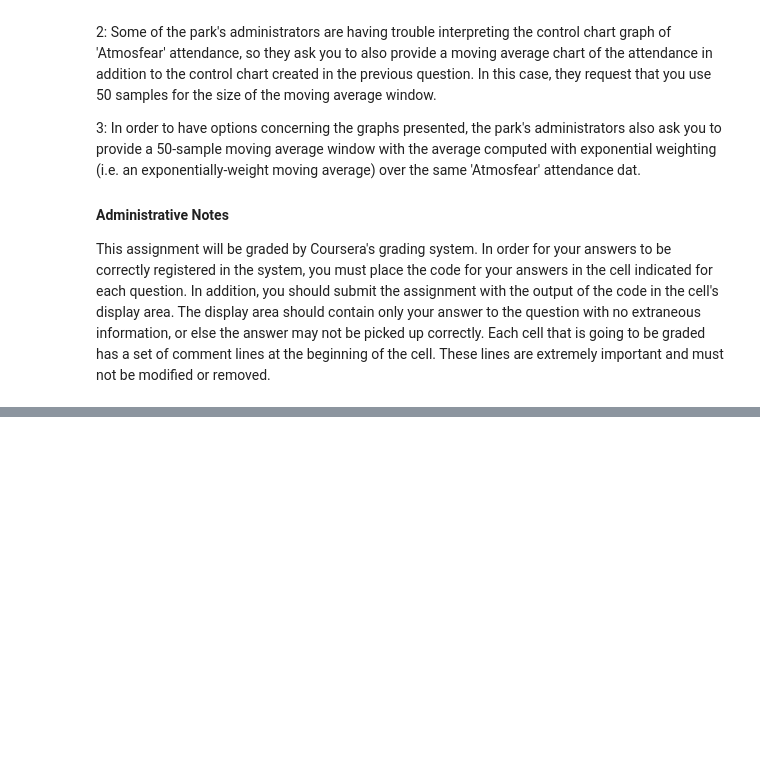
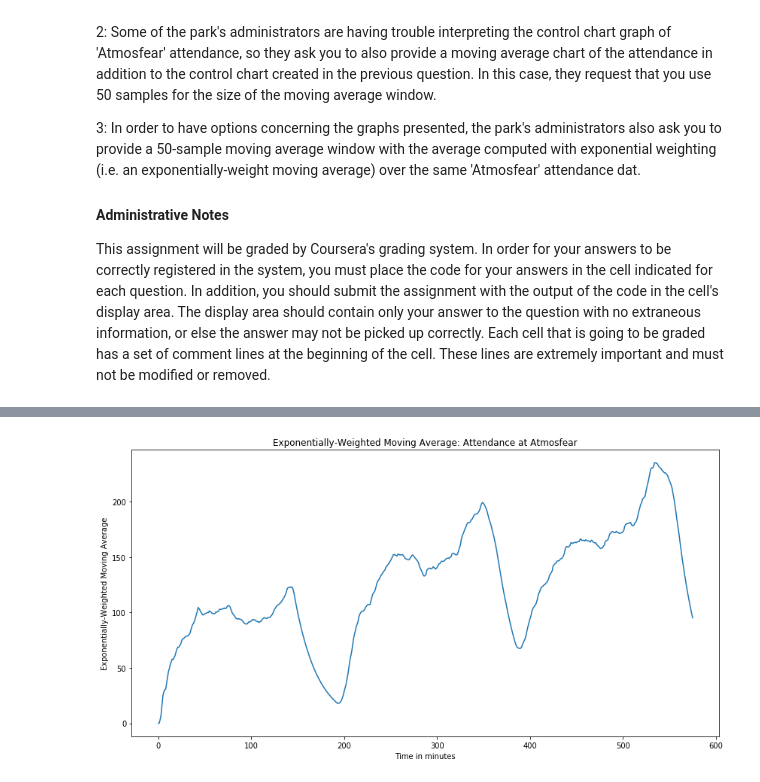
Before and after one commit to claudiordgz/asu-mcs, a Jupyter notebook: CSE578/programming-assignments/Assignment 4.ipynb, the cells around one changed output, grey strips where cells are left out. Saved outputs shown, nothing was run; the diff lists cells and outputs as text; code cells hidden in the pictures; blank space fills up the shorter version.

```diff
--- a/CSE578/programming-assignments/Assignment 4.ipynb
+++ b/CSE578/programming-assignments/Assignment 4.ipynb
@@ -41,4 +110,16 @@ This assignment will be graded by Coursera's grading system. In order for your a
 # %%
 # Graded Part, artID: 3KxS2
 # Create and display an exponentially-weighted moving average chart of the attendance at 'Atmosfear' over the data provided.
 # Again, use a window size of 50 for this weighted moving average.
+
+df = pd.DataFrame(data=attendances)
+df_exp = df.ewm(span=50).mean()
+
+plt.title('Exponentially-Weighted Moving Average: Attendance at Atmosfear')
+plt.ylabel('Exponentially-Weighted Moving Average')
+plt.xlabel('Time in minutes')
+
+plt.plot(df_exp)
+plt.show()
+# %% [output]
+[figure, added]
```
Also changed, not shown: parts of 4 cells of this notebook, 2 other files.
